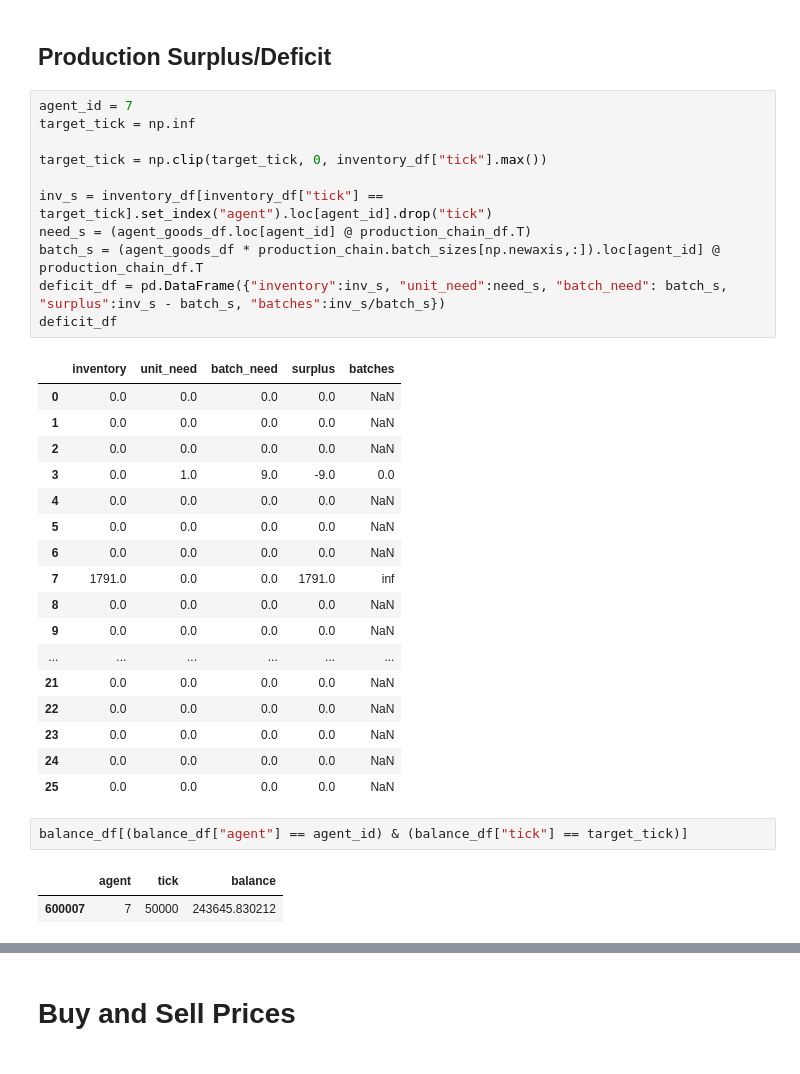
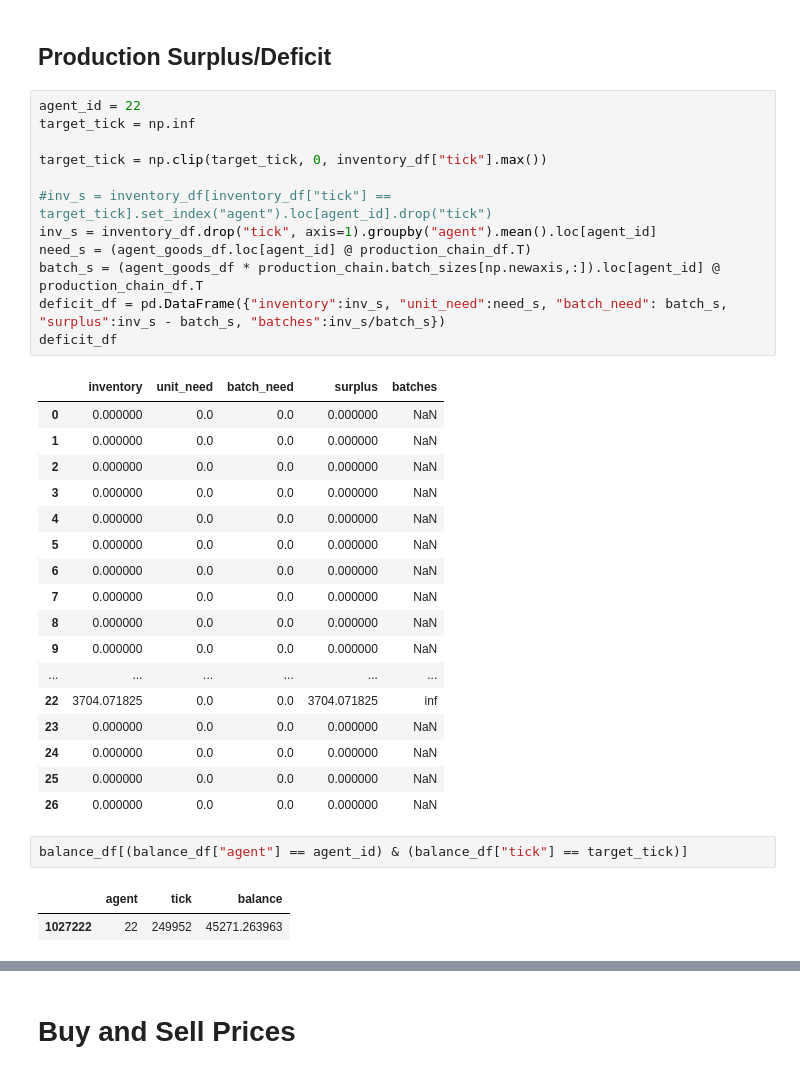
Before and after one commit to gerner/stellarpunk, a Jupyter notebook: notebook/econ_sim.ipynb, the cells around one changed output, grey strips where cells are left out. Drawn from its saved outputs; the diff is of its cells as text.

```diff
--- a/notebook/econ_sim.ipynb
+++ b/notebook/econ_sim.ipynb
@@ -625,36 +655,37 @@ inventory_df[inventory_df["tick"] == inventory_df["tick"].max()].set_index("agen
 # %% [markdown]
 ## Production Surplus/Deficit
 # %%
-agent_id = 7
+agent_id = 22
 target_tick = np.inf
 
 target_tick = np.clip(target_tick, 0, inventory_df["tick"].max())
 
-inv_s = inventory_df[inventory_df["tick"] == target_tick].set_index("agent").loc[agent_id].drop("tick")
+#inv_s = inventory_df[inventory_df["tick"] == target_tick].set_index("agent").loc[agent_id].drop("tick")
+inv_s = inventory_df.drop("tick", axis=1).groupby("agent").mean().loc[agent_id]
 need_s = (agent_goods_df.loc[agent_id] @ production_chain_df.T)
 batch_s = (agent_goods_df * production_chain.batch_sizes[np.newaxis,:]).loc[agent_id] @ production_chain_df.T
 deficit_df = pd.DataFrame({"inventory":inv_s, "unit_need":need_s, "batch_need": batch_s, "surplus":inv_s - batch_s, "batches":inv_s/batch_s})
 deficit_df
 # %% [output]
 |  | inventory | unit_need | batch_need | surplus | batches |
-| 0 | 0.0 | 0.0 | 0.0 | 0.0 | NaN |
-| 1 | 0.0 | 0.0 | 0.0 | 0.0 | NaN |
-| 2 | 0.0 | 0.0 | 0.0 | 0.0 | NaN |
-| 3 | 0.0 | 1.0 | 9.0 | -9.0 | 0.0 |
-| 4 | 0.0 | 0.0 | 0.0 | 0.0 | NaN |
-| 5 | 0.0 | 0.0 | 0.0 | 0.0 | NaN |
-| 6 | 0.0 | 0.0 | 0.0 | 0.0 | NaN |
-| 7 | 1791.0 | 0.0 | 0.0 | 1791.0 | inf |
-| 8 | 0.0 | 0.0 | 0.0 | 0.0 | NaN |
-| 9 | 0.0 | 0.0 | 0.0 | 0.0 | NaN |
+| 0 | 0.000000 | 0.0 | 0.0 | 0.000000 | NaN |
+| 1 | 0.000000 | 0.0 | 0.0 | 0.000000 | NaN |
+| 2 | 0.000000 | 0.0 | 0.0 | 0.000000 | NaN |
+| 3 | 0.000000 | 0.0 | 0.0 | 0.000000 | NaN |
+| 4 | 0.000000 | 0.0 | 0.0 | 0.000000 | NaN |
+| 5 | 0.000000 | 0.0 | 0.0 | 0.000000 | NaN |
+| 6 | 0.000000 | 0.0 | 0.0 | 0.000000 | NaN |
+| 7 | 0.000000 | 0.0 | 0.0 | 0.000000 | NaN |
+| 8 | 0.000000 | 0.0 | 0.0 | 0.000000 | NaN |
+| 9 | 0.000000 | 0.0 | 0.0 | 0.000000 | NaN |
 | ... | ... | ... | ... | ... | ... |
-| 21 | 0.0 | 0.0 | 0.0 | 0.0 | NaN |
-| 22 | 0.0 | 0.0 | 0.0 | 0.0 | NaN |
-| 23 | 0.0 | 0.0 | 0.0 | 0.0 | NaN |
-| 24 | 0.0 | 0.0 | 0.0 | 0.0 | NaN |
-| 25 | 0.0 | 0.0 | 0.0 | 0.0 | NaN |
+| 22 | 3704.071825 | 0.0 | 0.0 | 3704.071825 | inf |
+| 23 | 0.000000 | 0.0 | 0.0 | 0.000000 | NaN |
+| 24 | 0.000000 | 0.0 | 0.0 | 0.000000 | NaN |
+| 25 | 0.000000 | 0.0 | 0.0 | 0.000000 | NaN |
+| 26 | 0.000000 | 0.0 | 0.0 | 0.000000 | NaN |
 # %%
 balance_df[(balance_df["agent"] == agent_id) & (balance_df["tick"] == target_tick)]
 # %% [output]
 |  | agent | tick | balance |
-| 600007 | 7 | 50000 | 243645.830212 |
+| 1027222 | 22 | 249952 | 45271.263963 |
```
Also changed, not shown: parts of 207 cells of this notebook, 1 other file.
